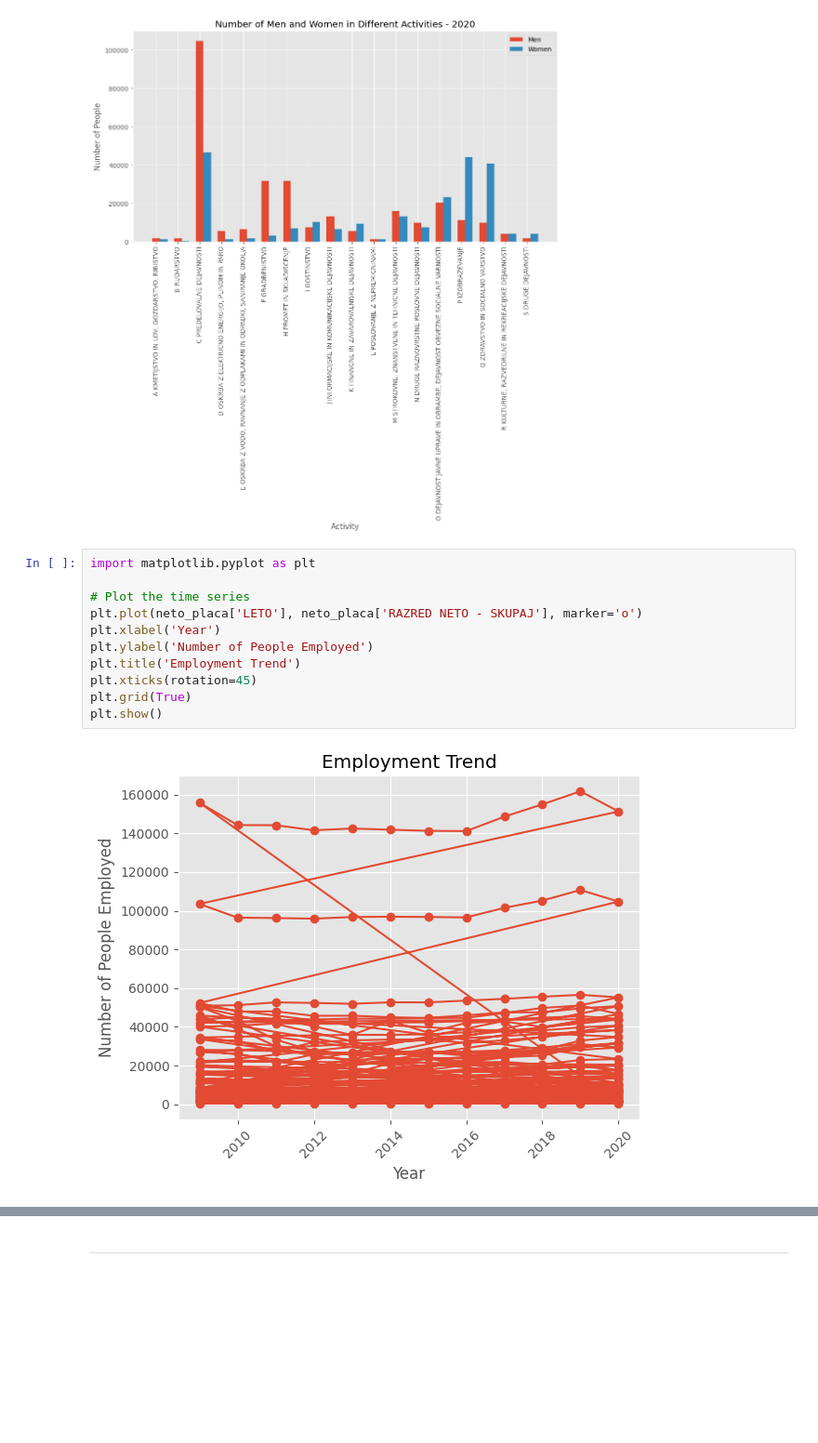
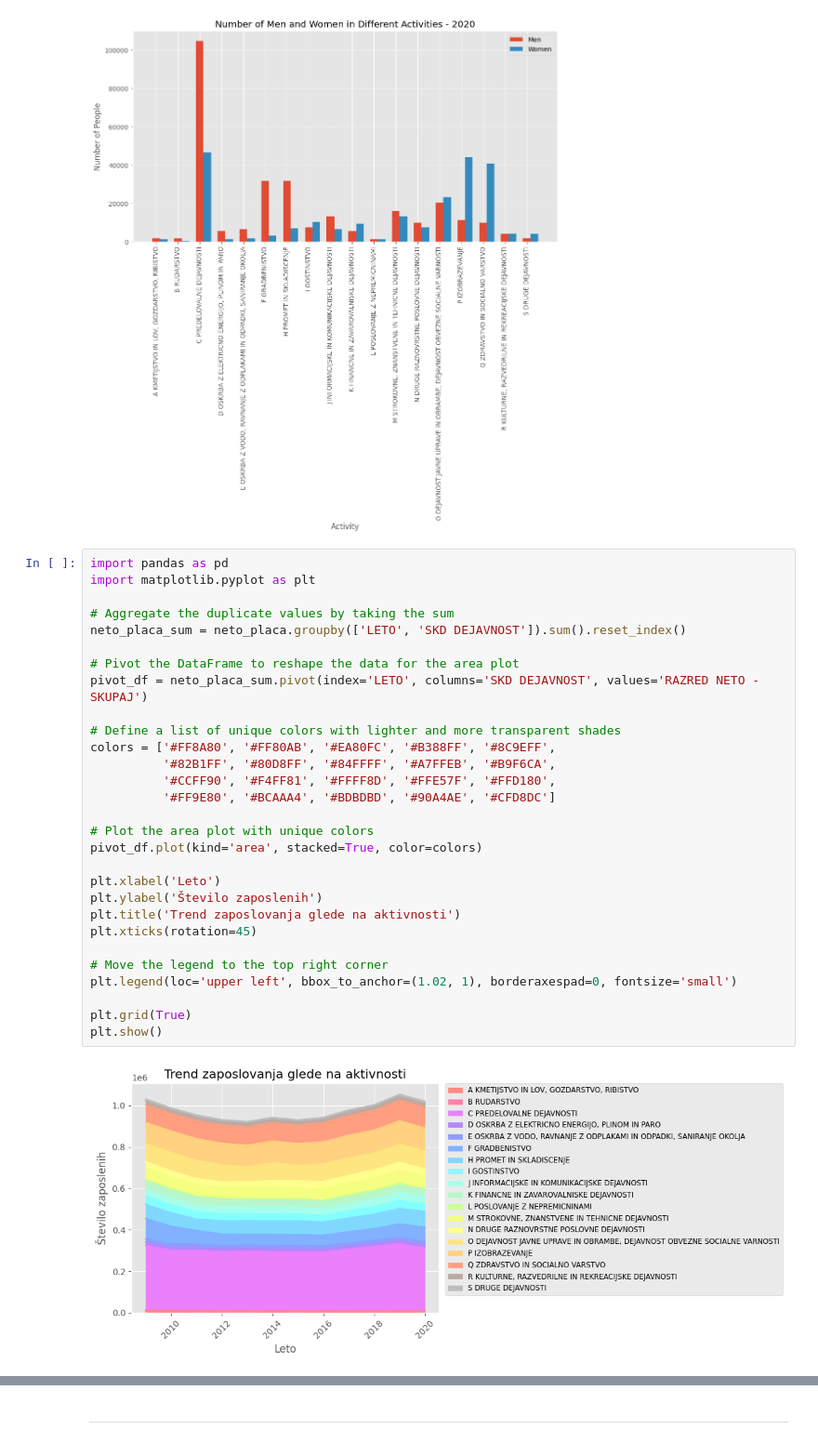
Before and after one commit to janljubic/PR22jlnfzkpmz, a Jupyter notebook: analiza/placa/placa.ipynb, the cells around one changed output, grey strips where cells are left out. Shown at 93% size. Saved outputs shown, nothing was run; the diff lists cells and outputs as text; blank space fills up the shorter version.

Commit message:
added new graphs

```diff
--- a/analiza/placa/placa.ipynb
+++ b/analiza/placa/placa.ipynb
@@ -158,15 +158,33 @@ plt.show()
 # %% [output]
 [figure]
 # %%
+import pandas as pd
 import matplotlib.pyplot as plt
 
-# Plot the time series
-plt.plot(neto_placa['LETO'], neto_placa['RAZRED NETO - SKUPAJ'], marker='o')
-plt.xlabel('Year')
-plt.ylabel('Number of People Employed')
-plt.title('Employment Trend')
+# Aggregate the duplicate values by taking the sum
+neto_placa_sum = neto_placa.groupby(['LETO', 'SKD DEJAVNOST']).sum().reset_index()
+
+# Pivot the DataFrame to reshape the data for the area plot
+pivot_df = neto_placa_sum.pivot(index='LETO', columns='SKD DEJAVNOST', values='RAZRED NETO - SKUPAJ')
+
+# Define a list of unique colors with lighter and more transparent shades
+colors = ['#FF8A80', '#FF80AB', '#EA80FC', '#B388FF', '#8C9EFF',
+          '#82B1FF', '#80D8FF', '#84FFFF', '#A7FFEB', '#B9F6CA',
+          '#CCFF90', '#F4FF81', '#FFFF8D', '#FFE57F', '#FFD180',
+          '#FF9E80', '#BCAAA4', '#BDBDBD', '#90A4AE', '#CFD8DC']
+
+# Plot the area plot with unique colors
+pivot_df.plot(kind='area', stacked=True, color=colors)
+
+plt.xlabel('Leto')
+plt.ylabel('Število zaposlenih')
+plt.title('Trend zaposlovanja glede na aktivnosti')
 plt.xticks(rotation=45)
+
+# Move the legend to the top right corner
+plt.legend(loc='upper left', bbox_to_anchor=(1.02, 1), borderaxespad=0, fontsize='small')
+
 plt.grid(True)
 plt.show()
 # %% [output]
-[figure, old version]
+[figure, new version]
```
Also changed, not shown: parts of 2 cells of this notebook.
